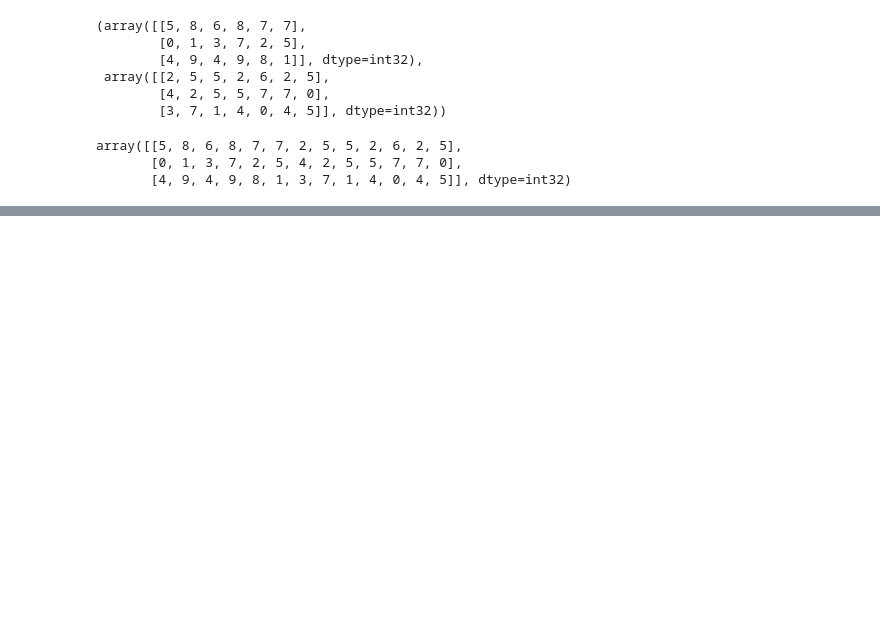
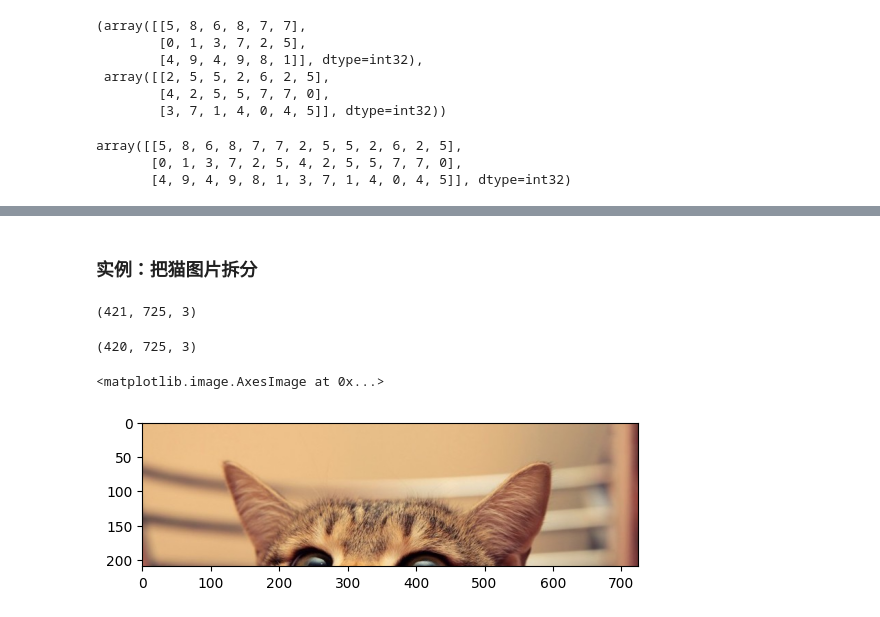
Before and after one commit to lqklqk/python-data-analysis, a Jupyter notebook: 千锋/numpy/02_Numpy.ipynb, the cells around one changed output, grey strips where cells are left out. Drawn from its saved outputs; the diff is of its cells as text; code cells hidden in the pictures; blank space fills up the shorter version.

```diff
--- a/千锋/numpy/02_Numpy.ipynb
+++ b/千锋/numpy/02_Numpy.ipynb
@@ -824,0 +933,19 @@ array([[5, 8, 6, 8, 7, 7, 2, 5, 5, 2, 6, 2, 5],
+# %% [markdown]
+### 实例：把猫图片拆分
+# %%
+cat.shape
+# %% [output]
+(421, 725, 3)
+# %%
+cat2 = cat[:-1]
+cat2.shape
+# %% [output]
+(420, 725, 3)
+# %%
+# 垂直拆分
+cat_s = np.split(cat2,2)
+# 显示上半部分
+plt.imshow(cat_s[0])
+# %% [output]
+<matplotlib.image.AxesImage at 0x...>
+[figure, added]
```
Also changed, not shown: parts of 46 cells of this notebook, 2 other files.
